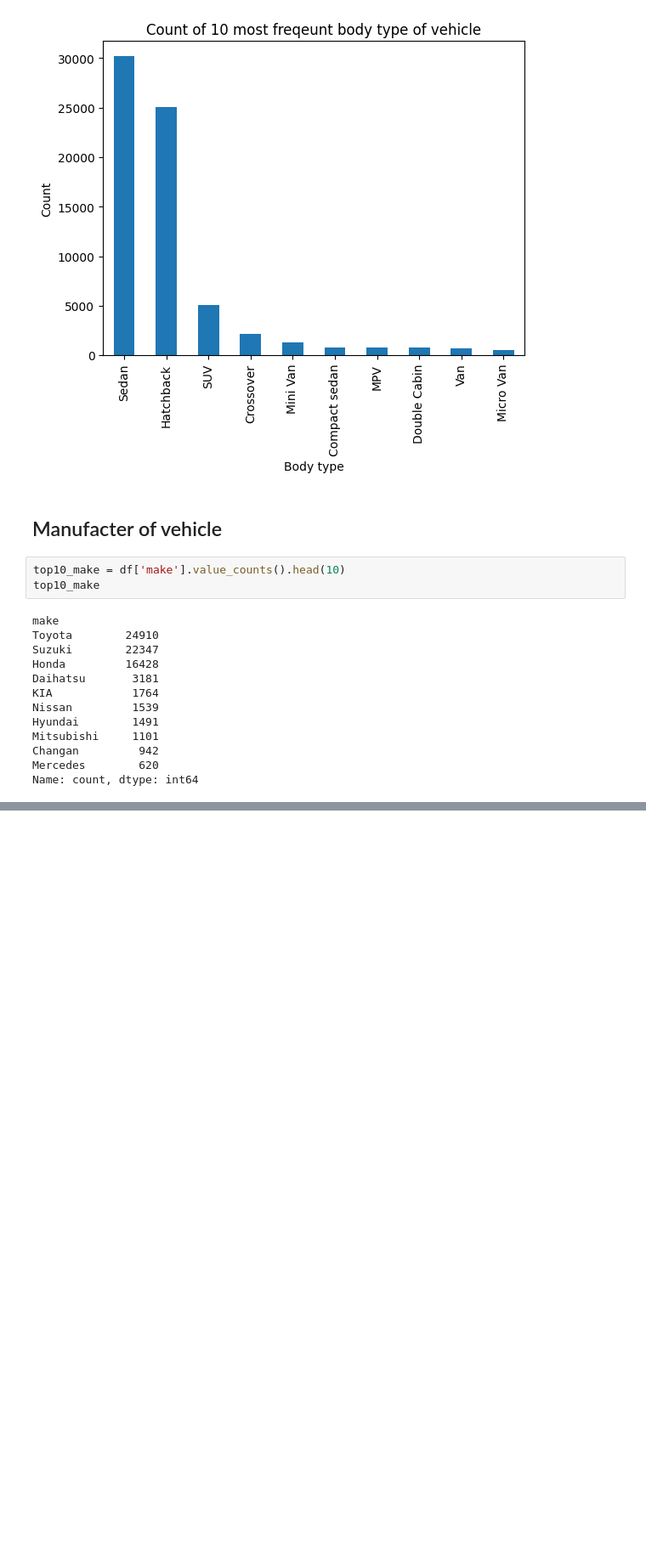
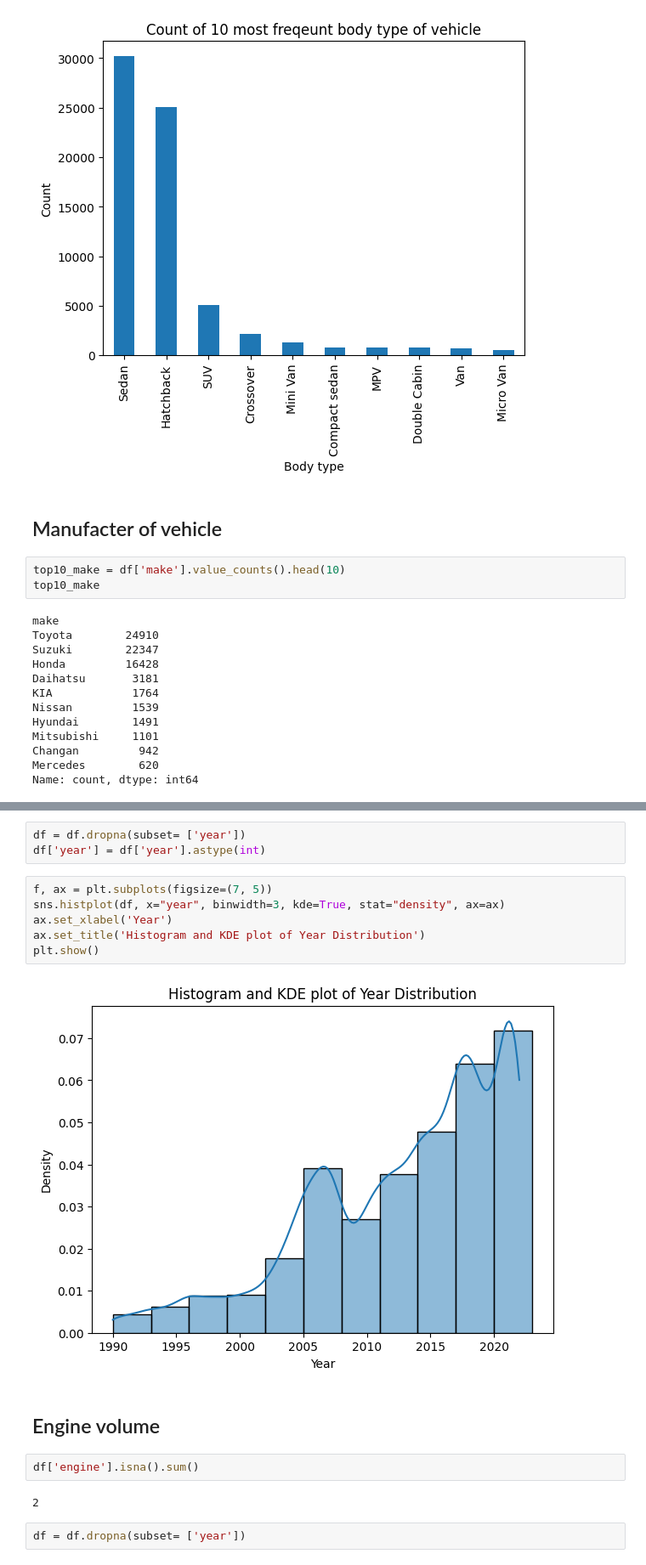
Before and after one commit to RadimCech/LSM1_projekt, a Jupyter notebook: script.ipynb, the cells around one changed output, grey strips where cells are left out. Shown at 85% size. Drawn from its saved outputs; the diff is of its cells as text; blank space fills up the shorter version.

```diff
--- a/script.ipynb
+++ b/script.ipynb
@@ -153,0 +156,19 @@ plt.show()
+# %%
+df = df.dropna(subset= ['year'])
+df['year'] = df['year'].astype(int)
+# %%
+f, ax = plt.subplots(figsize=(7, 5))
+sns.histplot(df, x="year", binwidth=3, kde=True, stat="density", ax=ax)
+ax.set_xlabel('Year')
+ax.set_title('Histogram and KDE plot of Year Distribution')
+plt.show()
+# %% [output]
+[figure, added]
+# %% [markdown]
+## Engine volume
+# %%
+df['engine'].isna().sum()
+# %% [output]
+2
+# %%
+df = df.dropna(subset= ['year'])
```
Also changed, not shown: parts of 11 cells of this notebook.
